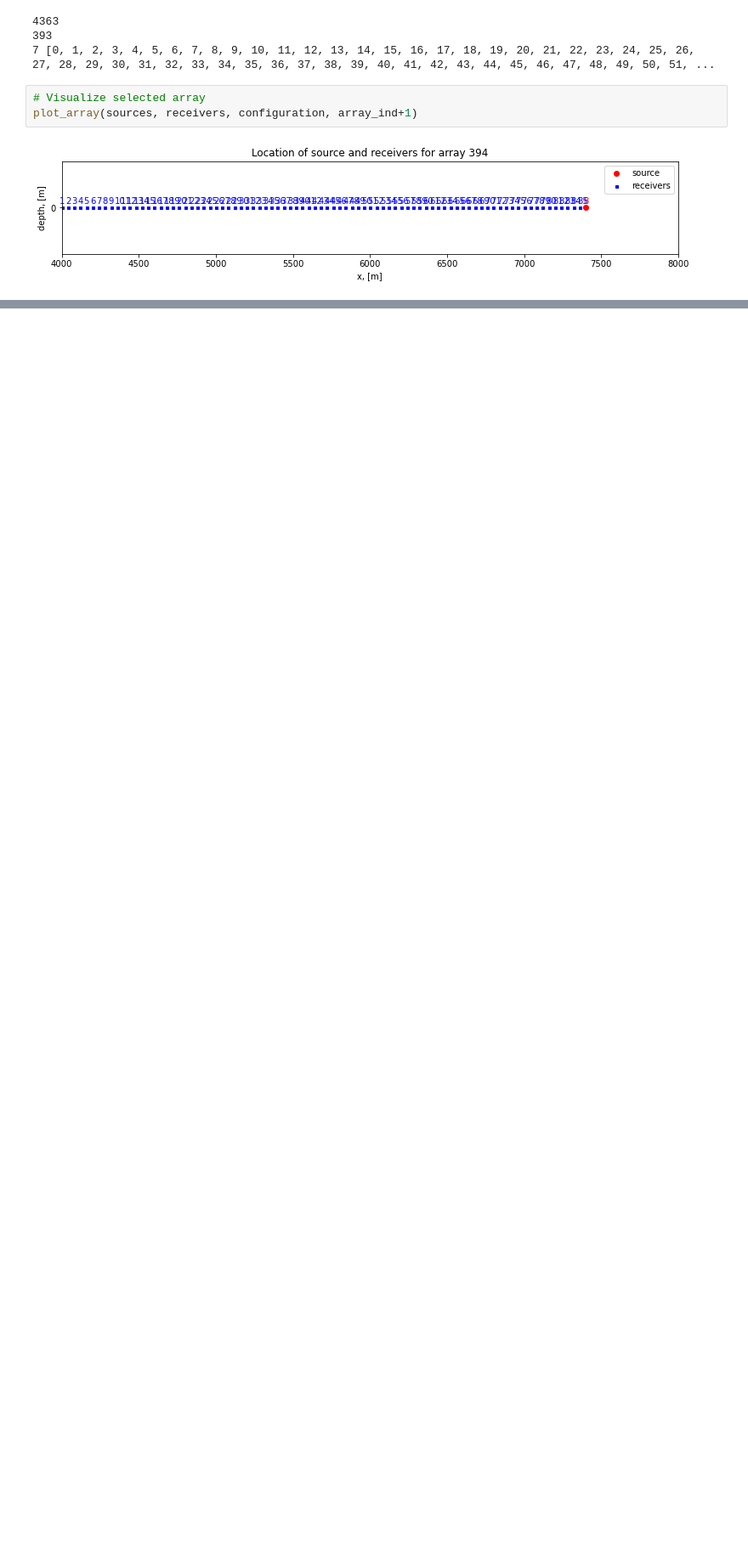
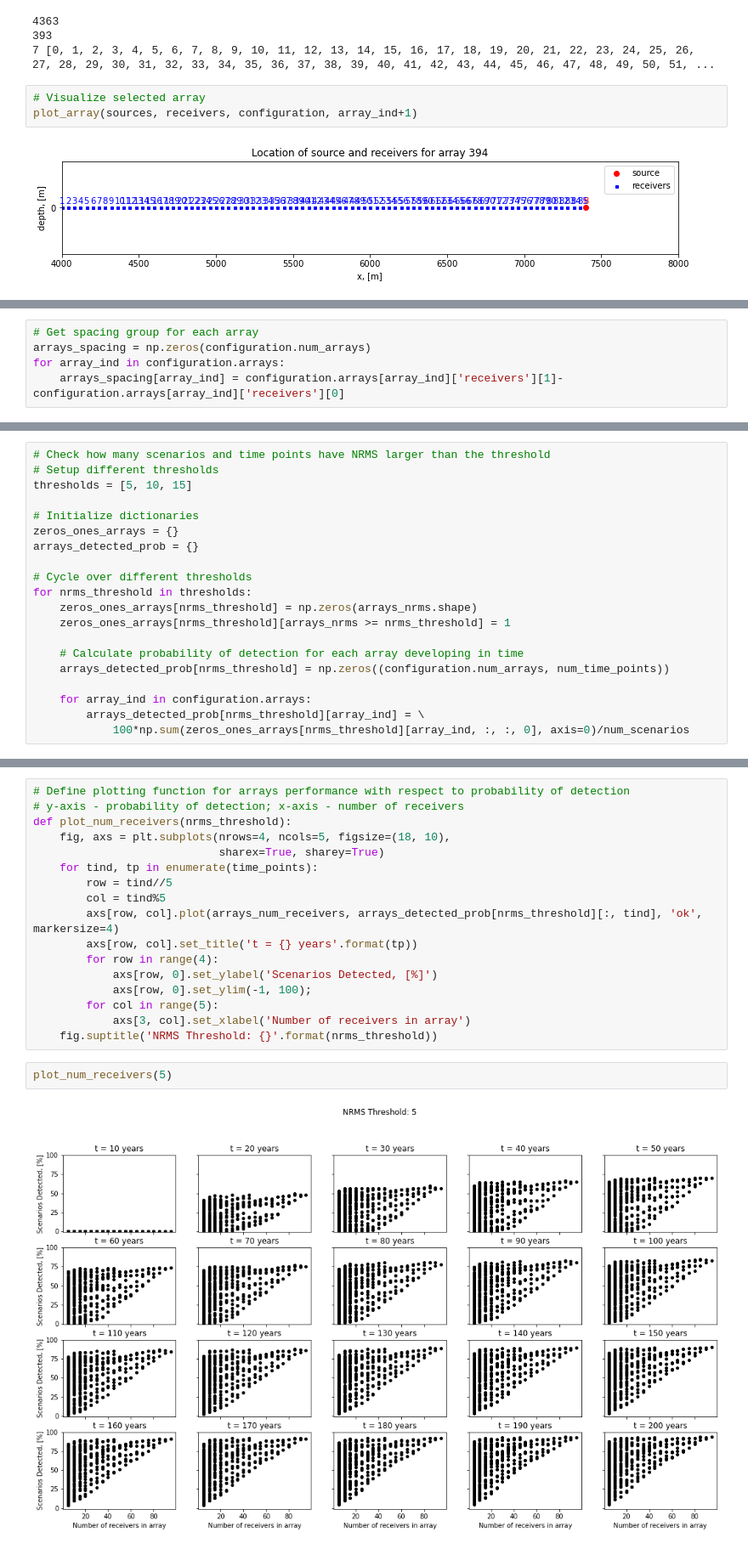
Before and after one commit to ShaparakSalek/RAMP, a Jupyter notebook: examples/notebooks/demos/demo_notebook_use_case1.ipynb, the cells around one changed output, grey strips where cells are left out. Shown at 85% size. Saved outputs shown, nothing was run; the diff lists cells and outputs as text; blank space fills up the shorter version.

```diff
--- a/examples/notebooks/demos/demo_notebook_use_case1.ipynb
+++ b/examples/notebooks/demos/demo_notebook_use_case1.ipynb
@@ -616,0 +623,5 @@ HBox(children=(IntSlider(value=5, continuous_update=False, description='NRMS thr
+# %%
+# Get spacing group for each array
+arrays_spacing = np.zeros(configuration.num_arrays)
+for array_ind in configuration.arrays:
+    arrays_spacing[array_ind] = configuration.arrays[array_ind]['receivers'][1]-configuration.arrays[array_ind]['receivers'][0]
@@ -616,0 +645,20 @@ HBox(children=(IntSlider(value=5, continuous_update=False, description='NRMS thr
+# %%
+# Check how many scenarios and time points have NRMS larger than the threshold
+# Setup different thresholds
+thresholds = [5, 10, 15]
+
+# Initialize dictionaries
+zeros_ones_arrays = {}
+arrays_detected_prob = {}
+
+# Cycle over different thresholds
+for nrms_threshold in thresholds:
+    zeros_ones_arrays[nrms_threshold] = np.zeros(arrays_nrms.shape)
+    zeros_ones_arrays[nrms_threshold][arrays_nrms >= nrms_threshold] = 1
+
+    # Calculate probability of detection for each array developing in time
+    arrays_detected_prob[nrms_threshold] = np.zeros((configuration.num_arrays, num_time_points))
+
+    for array_ind in configuration.arrays:
+        arrays_detected_prob[nrms_threshold][array_ind] = \
+            100*np.sum(zeros_ones_arrays[nrms_threshold][array_ind, :, :, 0], axis=0)/num_scenarios
@@ -616,0 +672,21 @@ HBox(children=(IntSlider(value=5, continuous_update=False, description='NRMS thr
+# %%
+# Define plotting function for arrays performance with respect to probability of detection
+# y-axis - probability of detection; x-axis - number of receivers
+def plot_num_receivers(nrms_threshold):
+    fig, axs = plt.subplots(nrows=4, ncols=5, figsize=(18, 10),
+                            sharex=True, sharey=True)
+    for tind, tp in enumerate(time_points):
+        row = tind//5
+        col = tind%5
+        axs[row, col].plot(arrays_num_receivers, arrays_detected_prob[nrms_threshold][:, tind], 'ok', markersize=4)
+        axs[row, col].set_title('t = {} years'.format(tp))
+        for row in range(4):
+            axs[row, 0].set_ylabel('Scenarios Detected, [%]')
+            axs[row, 0].set_ylim(-1, 100);
+        for col in range(5):
+            axs[3, col].set_xlabel('Number of receivers in array')
+    fig.suptitle('NRMS Threshold: {}'.format(nrms_threshold))
+# %%
+plot_num_receivers(5)
+# %% [output]
+[figure, added]
```
Also changed, not shown: parts of 24 cells of this notebook.
